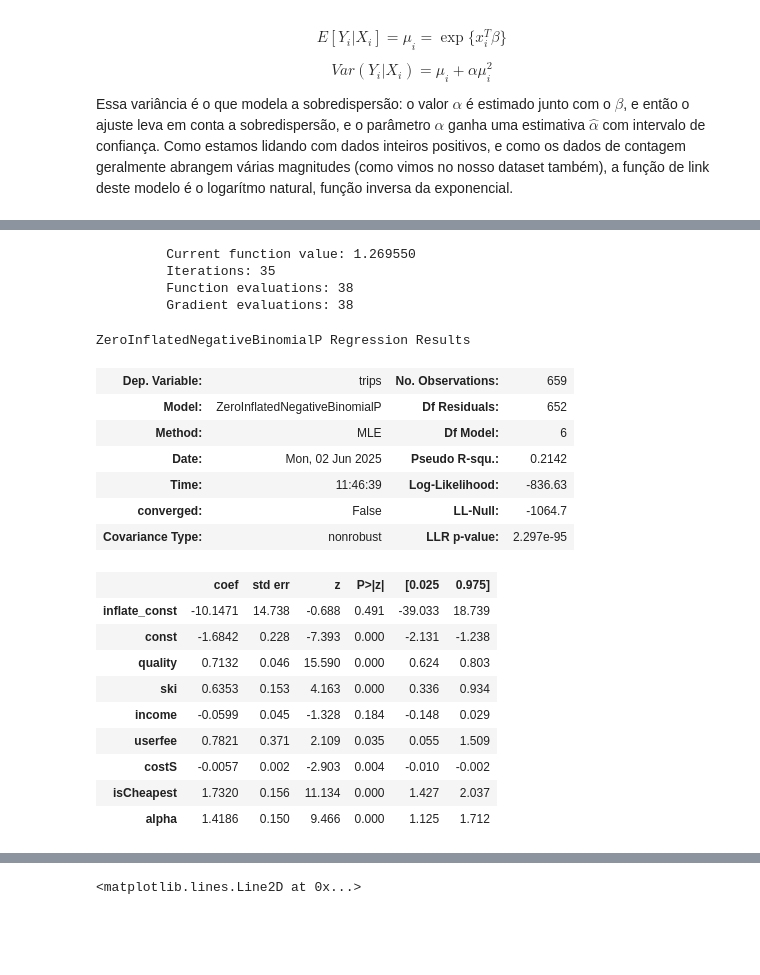
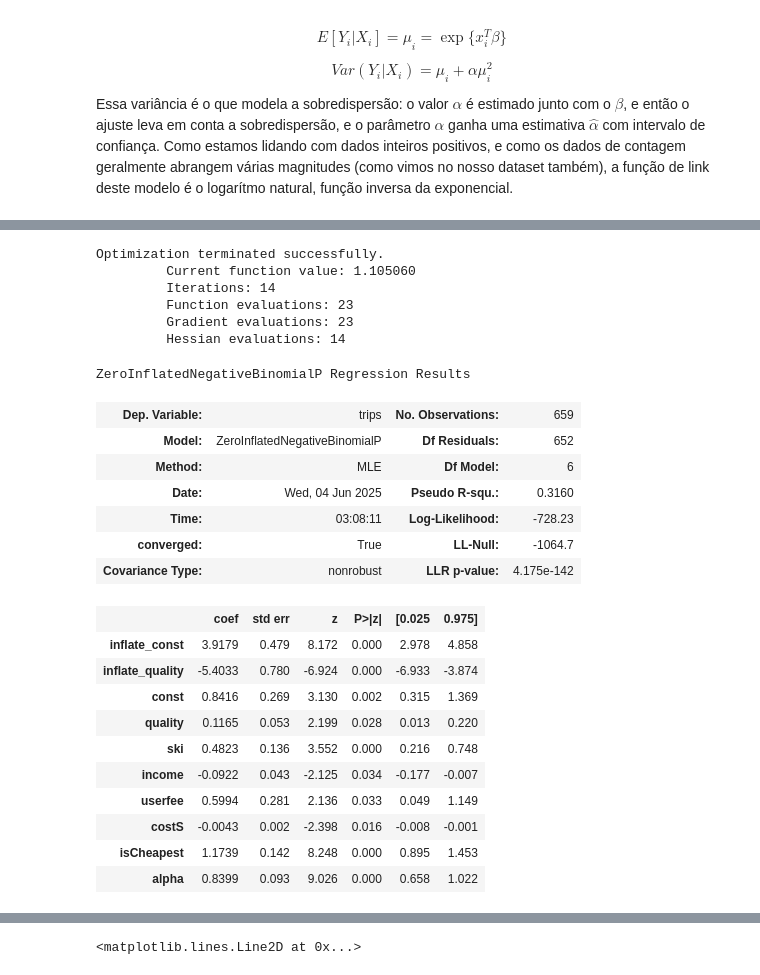
Before and after one commit to pedrotokar/statsmodeling-A2, a Jupyter notebook: A2.ipynb, the cells around one changed output, grey strips where cells are left out. Saved outputs shown, nothing was run; the diff lists cells and outputs as text; code cells hidden in the pictures; blank space fills up the shorter version.

```diff
--- a/A2.ipynb
+++ b/A2.ipynb
@@ -665,6 +729,7 @@ Esses são sintomas de que o modelo está predizendo valores abaixo dos que deve
 # %%
-modelo_zi = sm.ZeroInflatedPoisson(dependente, independentes_3)
-resultados_zi = modelo_zi.fit()
+independentes_infl = independentes_3[["const", "quality"]]
+modelo_zi = sm.ZeroInflatedPoisson(dependente, independentes_3, independentes_infl)
+resultados_zi = modelo_zi.fit(method = "powell") #Outros métodos não convergiram
 resultados_zi.summary()
 # %% [output]
 Optimization terminated successfully.
@@ -721,30 +793,33 @@ Text(0, 0.5, 'Resíduos de Pearson')
 # %%
-modelo_zinb = sm.ZeroInflatedNegativeBinomialP(dependente, independentes_3)
-resultados_zinb = modelo_zinb.fit()
+modelo_zinb = sm.ZeroInflatedNegativeBinomialP(dependente, independentes_3, independentes_infl)
+resultados_zinb = modelo_zinb.fit(method = "ncg") #Outros métodos não convergiram
 resultados_zinb.summary()
 # %% [output]
-         Current function value: 1.269550
-         Iterations: 35
-         Function evaluations: 38
-         Gradient evaluations: 38
+Optimization terminated successfully.
+         Current function value: 1.105060
+         Iterations: 14
+         Function evaluations: 23
+         Gradient evaluations: 23
+         Hessian evaluations: 14
 ZeroInflatedNegativeBinomialP Regression Results
 | Dep. Variable: | trips | No. Observations: | 659 |
 | Model: | ZeroInflatedNegativeBinomialP | Df Residuals: | 652 |
 | Method: | MLE | Df Model: | 6 |
-| Date: | Mon, 02 Jun 2025 | Pseudo R-squ.: | 0.2142 |
-| Time: | 11:46:39 | Log-Likelihood: | -836.63 |
-| converged: | False | LL-Null: | -1064.7 |
-| Covariance Type: | nonrobust | LLR p-value: | 2.297e-95 |
+| Date: | Wed, 04 Jun 2025 | Pseudo R-squ.: | 0.3160 |
+| Time: | 03:08:11 | Log-Likelihood: | -728.23 |
+| converged: | True | LL-Null: | -1064.7 |
+| Covariance Type: | nonrobust | LLR p-value: | 4.175e-142 |
 |  | coef | std err | z | P>|z| | [0.025 | 0.975] |
-| inflate_const | -10.1471 | 14.738 | -0.688 | 0.491 | -39.033 | 18.739 |
-| const | -1.6842 | 0.228 | -7.393 | 0.000 | -2.131 | -1.238 |
-| quality | 0.7132 | 0.046 | 15.590 | 0.000 | 0.624 | 0.803 |
-| ski | 0.6353 | 0.153 | 4.163 | 0.000 | 0.336 | 0.934 |
-| income | -0.0599 | 0.045 | -1.328 | 0.184 | -0.148 | 0.029 |
-| userfee | 0.7821 | 0.371 | 2.109 | 0.035 | 0.055 | 1.509 |
-| costS | -0.0057 | 0.002 | -2.903 | 0.004 | -0.010 | -0.002 |
-| isCheapest | 1.7320 | 0.156 | 11.134 | 0.000 | 1.427 | 2.037 |
-| alpha | 1.4186 | 0.150 | 9.466 | 0.000 | 1.125 | 1.712 |
+| inflate_const | 3.9179 | 0.479 | 8.172 | 0.000 | 2.978 | 4.858 |
+| inflate_quality | -5.4033 | 0.780 | -6.924 | 0.000 | -6.933 | -3.874 |
+| const | 0.8416 | 0.269 | 3.130 | 0.002 | 0.315 | 1.369 |
+| quality | 0.1165 | 0.053 | 2.199 | 0.028 | 0.013 | 0.220 |
+| ski | 0.4823 | 0.136 | 3.552 | 0.000 | 0.216 | 0.748 |
+| income | -0.0922 | 0.043 | -2.125 | 0.034 | -0.177 | -0.007 |
+| userfee | 0.5994 | 0.281 | 2.136 | 0.033 | 0.049 | 1.149 |
+| costS | -0.0043 | 0.002 | -2.398 | 0.016 | -0.008 | -0.001 |
+| isCheapest | 1.1739 | 0.142 | 8.248 | 0.000 | 0.895 | 1.453 |
+| alpha | 0.8399 | 0.093 | 9.026 | 0.000 | 0.658 | 1.022 |
 # %%
 resultados_zinb.summary2()
 # %% [output]
```
Also changed, not shown: parts of 36 cells of this notebook, 42 other files.
